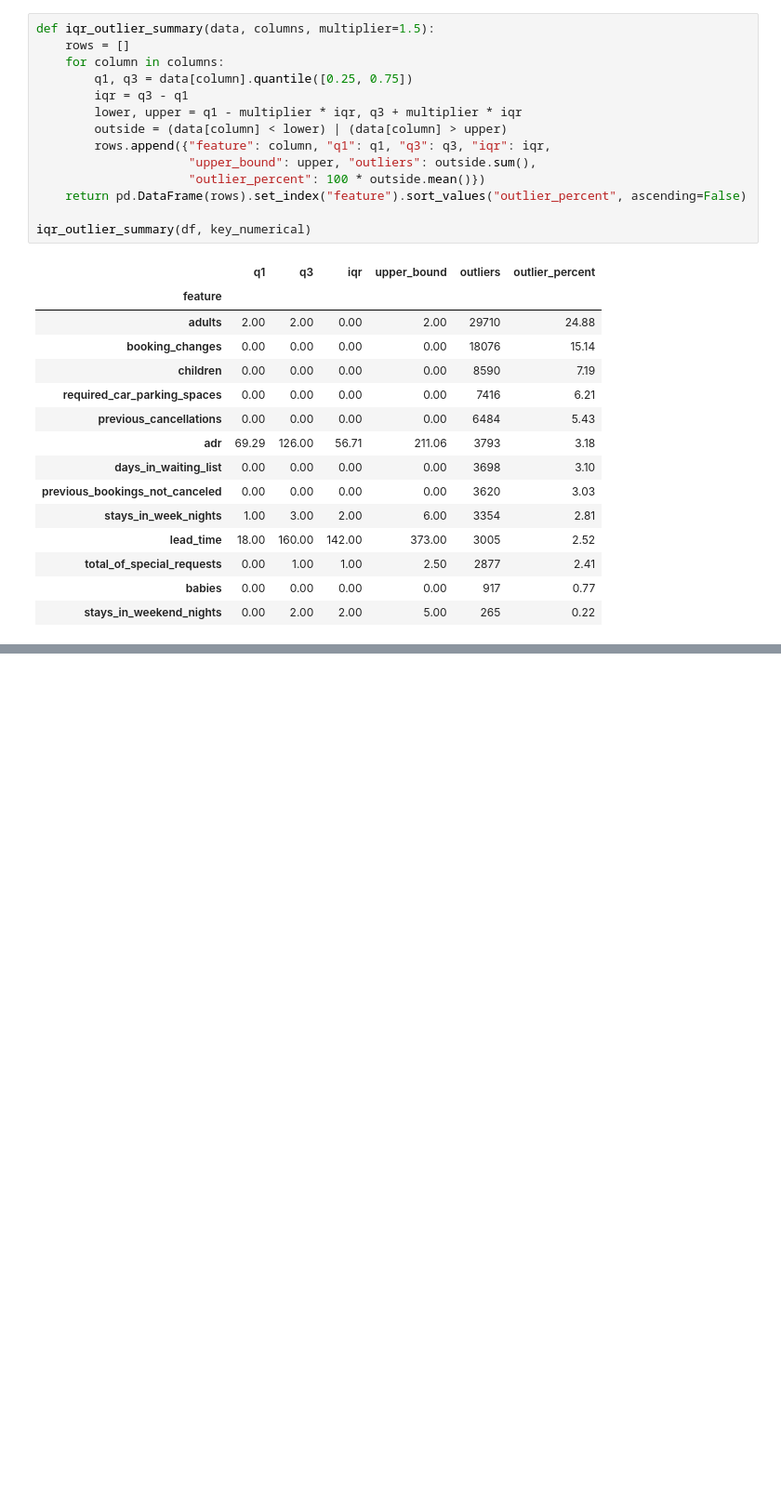
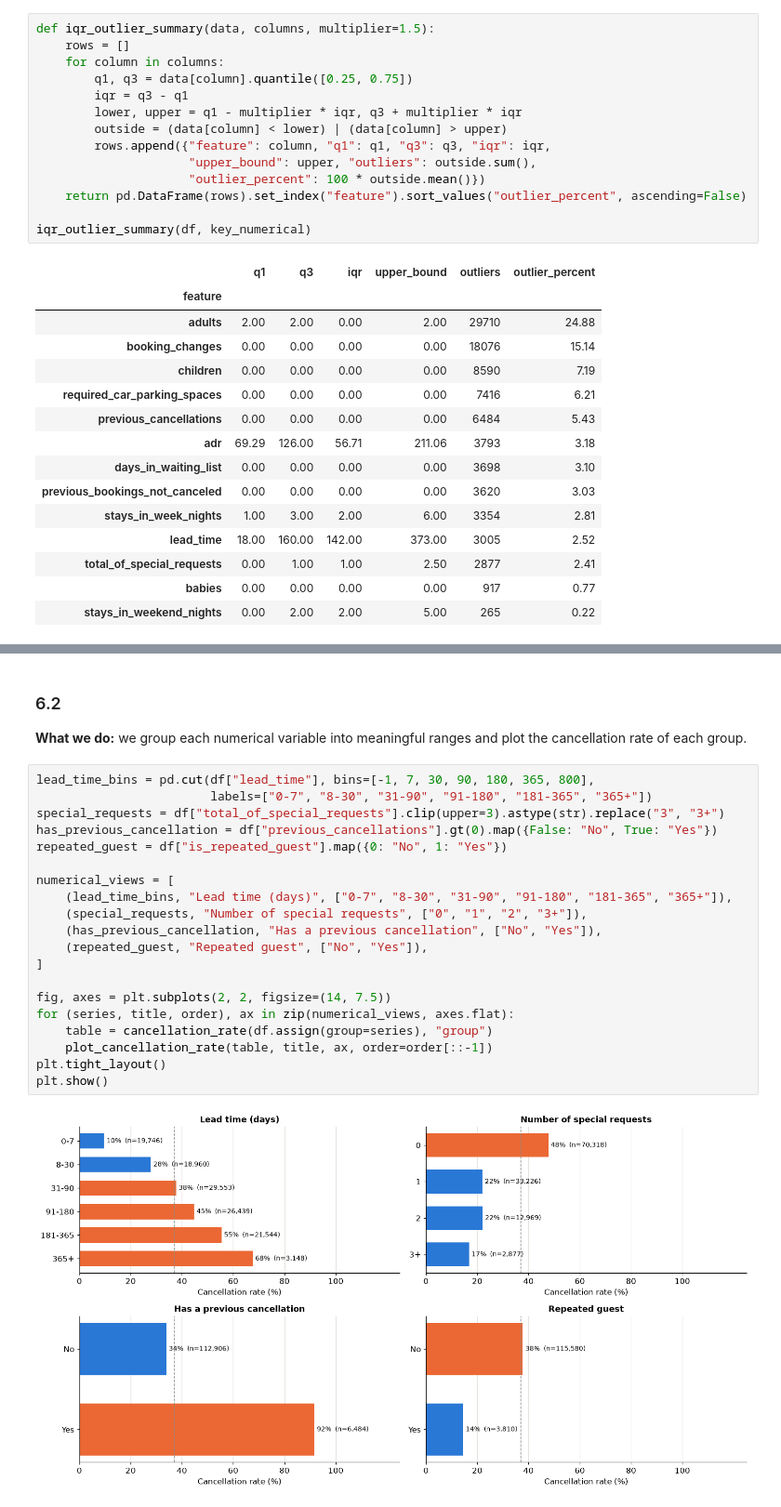
Before and after one commit to Buse04/hotel-cancellation, a Jupyter notebook: notebooks/01_eda.ipynb, the cells around one changed output, grey strips where cells are left out. Shown at 93% size. Drawn from its saved outputs; the diff is of its cells as text; blank space fills up the shorter version.

```diff
--- a/notebooks/01_eda.ipynb
+++ b/notebooks/01_eda.ipynb
@@ -348,0 +394,25 @@ iqr_outlier_summary(df, key_numerical)
+# %% [markdown]
+### 6.2
+**What we do:** we group each numerical variable into meaningful ranges and plot the cancellation rate of each group.
+# %%
+lead_time_bins = pd.cut(df["lead_time"], bins=[-1, 7, 30, 90, 180, 365, 800],
+                        labels=["0-7", "8-30", "31-90", "91-180", "181-365", "365+"])
+special_requests = df["total_of_special_requests"].clip(upper=3).astype(str).replace("3", "3+")
+has_previous_cancellation = df["previous_cancellations"].gt(0).map({False: "No", True: "Yes"})
+repeated_guest = df["is_repeated_guest"].map({0: "No", 1: "Yes"})
+
+numerical_views = [
+    (lead_time_bins, "Lead time (days)", ["0-7", "8-30", "31-90", "91-180", "181-365", "365+"]),
+    (special_requests, "Number of special requests", ["0", "1", "2", "3+"]),
+    (has_previous_cancellation, "Has a previous cancellation", ["No", "Yes"]),
+    (repeated_guest, "Repeated guest", ["No", "Yes"]),
+]
+
+fig, axes = plt.subplots(2, 2, figsize=(14, 7.5))
+for (series, title, order), ax in zip(numerical_views, axes.flat):
+    table = cancellation_rate(df.assign(group=series), "group")
+    plot_cancellation_rate(table, title, ax, order=order[::-1])
+plt.tight_layout()
+plt.show()
+# %% [output]
+[figure, added]
```
Also changed, not shown: parts of 26 cells of this notebook.
